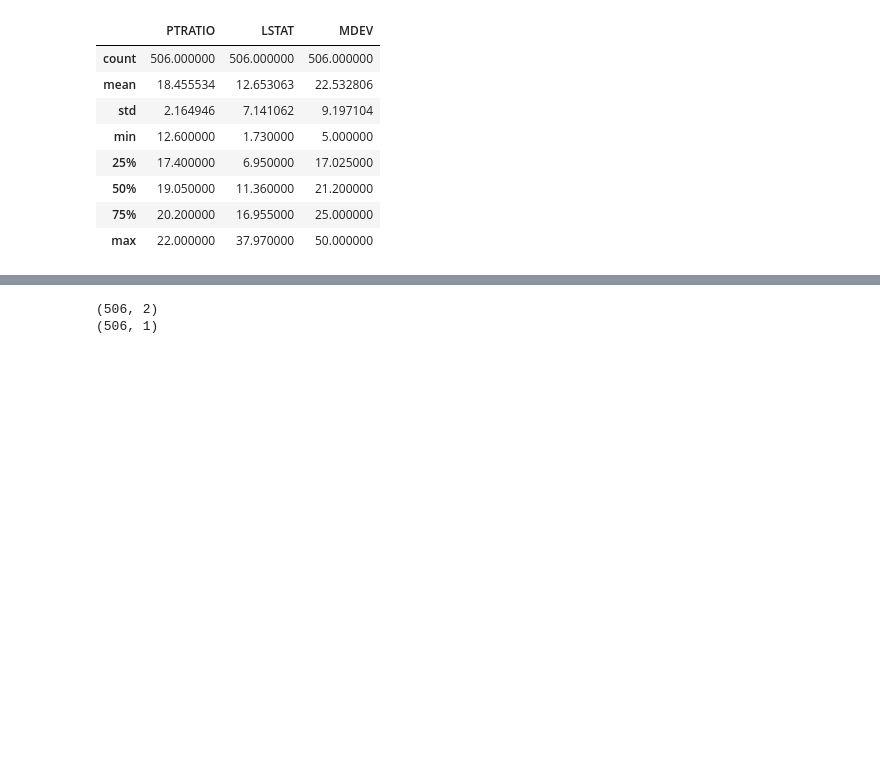
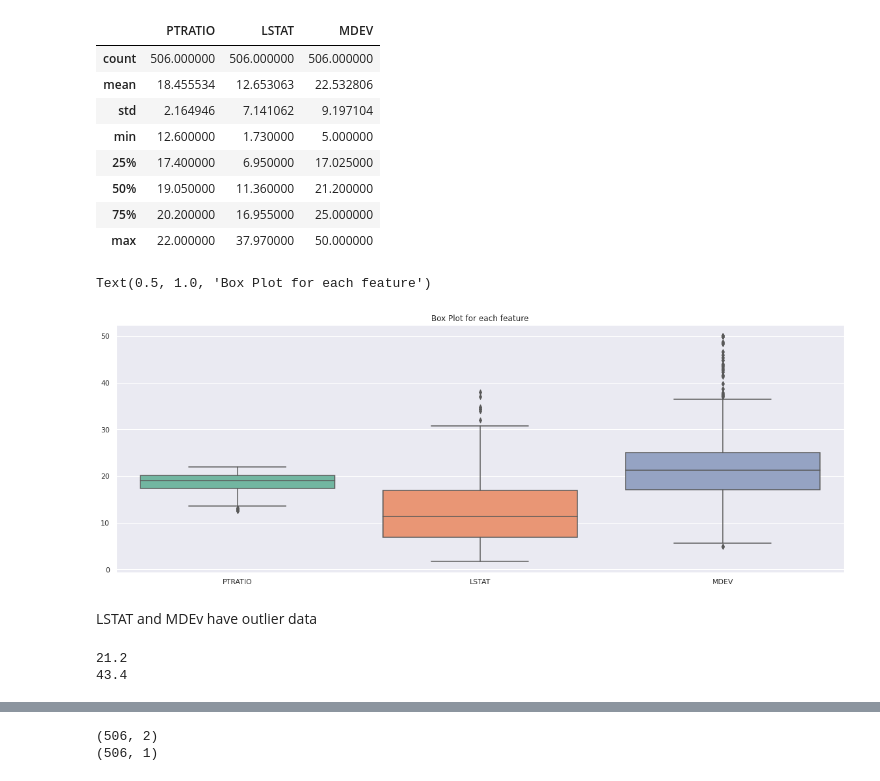
Before and after one commit to ZahraDehghani99/AI-Internship, a Jupyter notebook: Phase01_Review.ipynb, the cells around one changed output, grey strips where cells are left out. Cells and saved outputs as stored; diff of their text form; code cells hidden in the pictures; blank space fills up the shorter version.

```diff
--- a/Phase01_Review.ipynb
+++ b/Phase01_Review.ipynb
@@ -149,3 +149,20 @@ dataset.describe()
 | 50% | 19.050000 | 11.360000 | 21.200000 |
 | 75% | 20.200000 | 16.955000 | 25.000000 |
 | max | 22.000000 | 37.970000 | 50.000000 |
+# %%
+fig = plt.figure(figsize =(20, 7))
+# Creating plot
+ax = sns.boxplot(data=dataset, orient="v", palette="Set2")
+plt.title("Box Plot for each feature")
+# %% [output]
+Text(0.5, 1.0, 'Box Plot for each feature')
+[figure, added]
+# %% [markdown]
+LSTAT and MDEv have outlier data
+# %%
+# replace outlier data with median value for each feature
+print(dataset['MDEV'].quantile(0.50))
+print(dataset['MDEV'].quantile(0.95))
+# %% [output]
+21.2
+43.4
```
Also changed, not shown: parts of 39 cells of this notebook.
